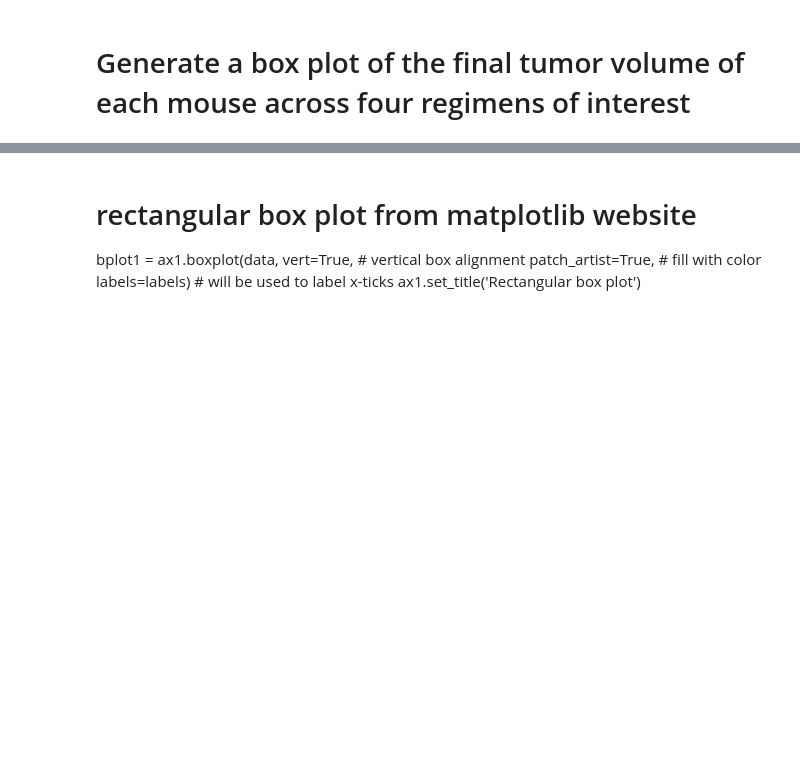
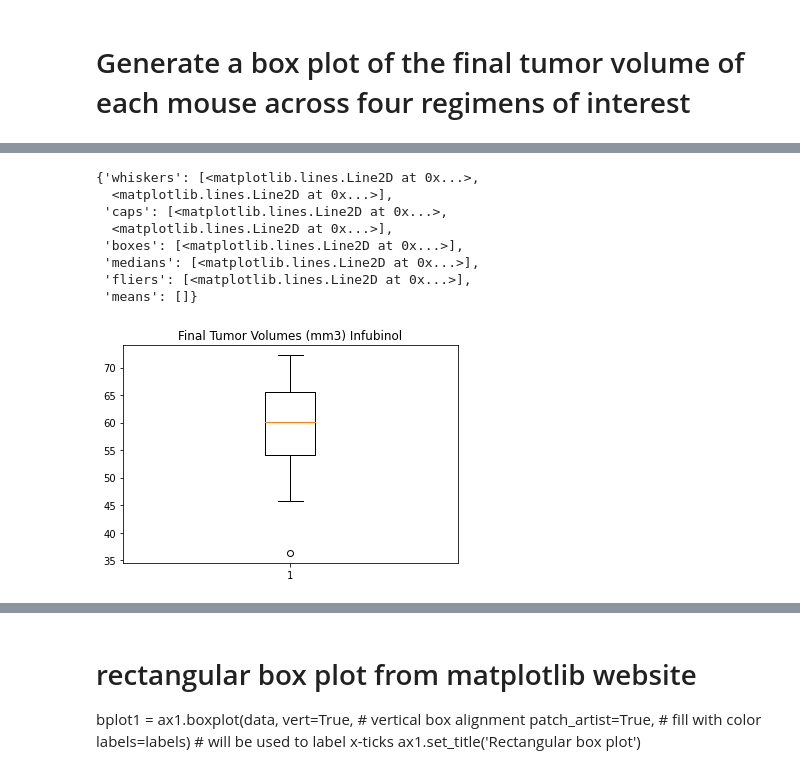
Before and after one commit to juliemcbaker/pymaceuticals, a Jupyter notebook: pymaceuticals_BAKER.ipynb, the cells around one changed output, grey strips where cells are left out. Saved outputs shown, nothing was run; the diff lists cells and outputs as text; code cells hidden in the pictures; blank space fills up the shorter version.

```diff
--- a/pymaceuticals_BAKER.ipynb
+++ b/pymaceuticals_BAKER.ipynb
@@ -788,0 +840,15 @@ ax1.labels = chosen_treatments
+# %%
+fig3, ax3 = plt.subplots()
+ax3.set_title('Final Tumor Volumes (mm3) Infubinol')
+ax3.labels = chosen_treatments
+ax3.boxplot(infu_tumors)
+# %% [output]
+{'whiskers': [<matplotlib.lines.Line2D at 0x...>,
+  <matplotlib.lines.Line2D at 0x...>],
+ 'caps': [<matplotlib.lines.Line2D at 0x...>,
+  <matplotlib.lines.Line2D at 0x...>],
+ 'boxes': [<matplotlib.lines.Line2D at 0x...>],
+ 'medians': [<matplotlib.lines.Line2D at 0x...>],
+ 'fliers': [<matplotlib.lines.Line2D at 0x...>],
+ 'means': []}
+[figure, added]
```
Also changed, not shown: parts of 22 cells of this notebook.
